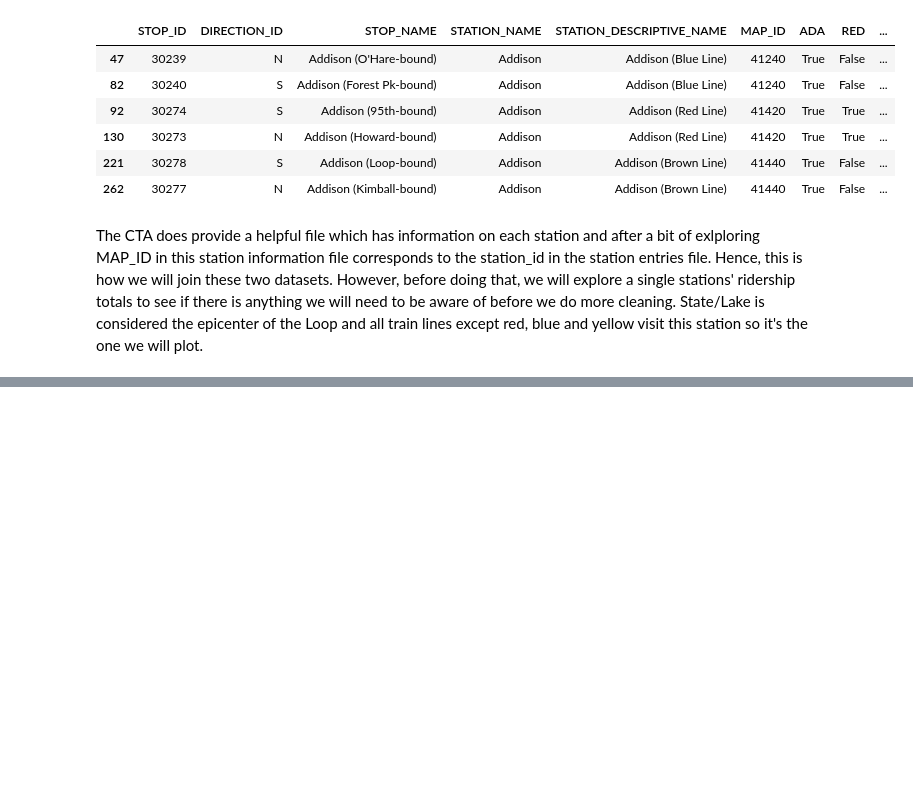
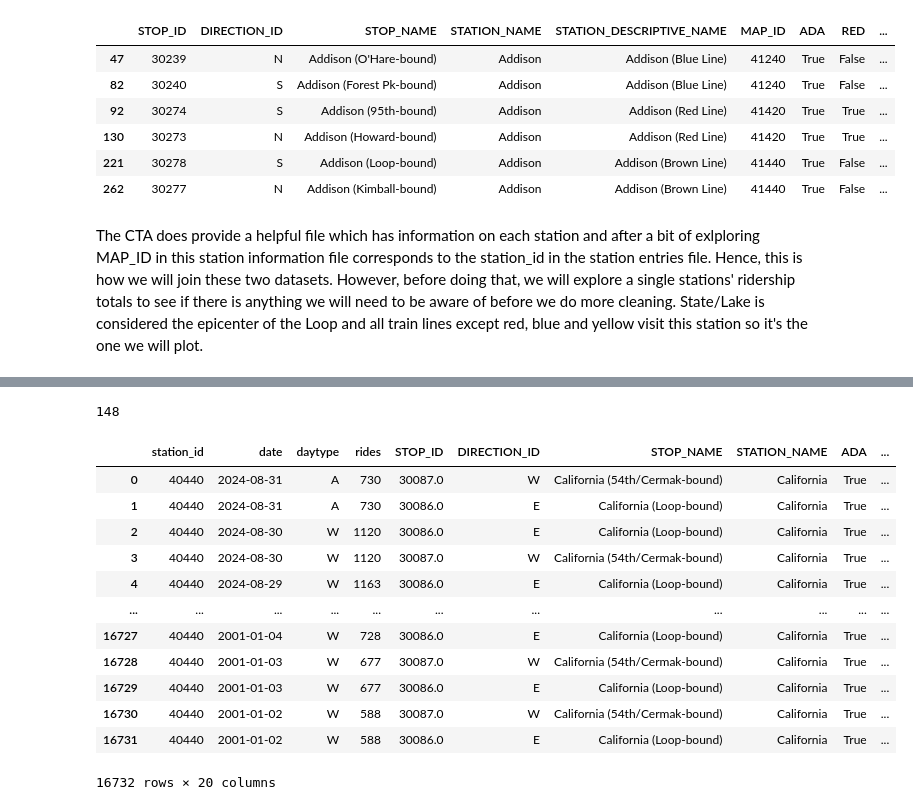
Before and after one commit to tim-radtke/CSC5610_CTA, a Jupyter notebook: CTA_Final_Project_Data_Clean.ipynb, the cells around one changed output, grey strips where cells are left out. Saved outputs shown, nothing was run; the diff lists cells and outputs as text; code cells hidden in the pictures; blank space fills up the shorter version.

```diff
--- a/CTA_Final_Project_Data_Clean.ipynb
+++ b/CTA_Final_Project_Data_Clean.ipynb
@@ -148,0 +217,34 @@ The CTA does provide a helpful file which has information on each station and af
+# %%
+#Stop ID
+merged_station_entries_df["STOP_ID"] = merged_station_entries_df["STOP_ID"].astype("category")
+#Direction ID
+merged_station_entries_df["DIRECTION_ID"] = merged_station_entries_df["DIRECTION_ID"].astype("category")
+#Stop Name
+merged_station_entries_df["STOP_NAME"] = merged_station_entries_df["STOP_NAME"].astype("category")
+#Station Name
+merged_station_entries_df["STATION_NAME"] = merged_station_entries_df["STATION_NAME"].astype("category")
+#ADA
+merged_station_entries_df["ADA"] = merged_station_entries_df["ADA"].astype("bool")
+#Red
+merged_station_entries_df["RED"] = merged_station_entries_df["RED"].astype("bool")
+#Blue
+merged_station_entries_df["BLUE"] = merged_station_entries_df["BLUE"].astype("bool")
+#Green
+merged_station_entries_df["GREEN"] = merged_station_entries_df["GREEN"].astype("bool")
+#Brown
+merged_station_entries_df["BROWN"] = merged_station_entries_df["BROWN"].astype("bool")
+#Purple
+merged_station_entries_df["PURPLE"] = merged_station_entries_df["PURPLE"].astype("bool")
+#Purple Express
+merged_station_entries_df["PURPLE EXPRESS"] = merged_station_entries_df["PURPLE EXPRESS"].astype("bool")
+#Yellow
+merged_station_entries_df["YELLOW"] = merged_station_entries_df["YELLOW"].astype("bool")
+#Pink
+merged_station_entries_df["PINK"] = merged_station_entries_df["PINK"].astype("bool")
+#Orange
+merged_station_entries_df["ORANGE"] = merged_station_entries_df["ORANGE"].astype("bool")
+#latitude
+merged_station_entries_df["latitude"] = merged_station_entries_df["latitude"].astype("float")
+#longitude
+merged_station_entries_df["longitude"] = merged_station_entries_df["longitude"].astype("float")
+merged_station_entries_df.info()
@@ -148,0 +285,20 @@ The CTA does provide a helpful file which has information on each station and af
+# %%
+len(stations)
+# %% [output]
+148
+# %%
+station_entries_dfs[int(stations[147])]
+# %% [output]
+|  | station_id | date | daytype | rides | STOP_ID | DIRECTION_ID | STOP_NAME | STATION_NAME | ADA | ... |
+| 0 | 40440 | 2024-08-31 | A | 730 | 30087.0 | W | California (54th/Cermak-bound) | California | True | ... |
+| 1 | 40440 | 2024-08-31 | A | 730 | 30086.0 | E | California (Loop-bound) | California | True | ... |
+| 2 | 40440 | 2024-08-30 | W | 1120 | 30086.0 | E | California (Loop-bound) | California | True | ... |
+| 3 | 40440 | 2024-08-30 | W | 1120 | 30087.0 | W | California (54th/Cermak-bound) | California | True | ... |
+| 4 | 40440 | 2024-08-29 | W | 1163 | 30086.0 | E | California (Loop-bound) | California | True | ... |
+| ... | ... | ... | ... | ... | ... | ... | ... | ... | ... | ... |
+| 16727 | 40440 | 2001-01-04 | W | 728 | 30086.0 | E | California (Loop-bound) | California | True | ... |
+| 16728 | 40440 | 2001-01-03 | W | 677 | 30087.0 | W | California (54th/Cermak-bound) | California | True | ... |
+| 16729 | 40440 | 2001-01-03 | W | 677 | 30086.0 | E | California (Loop-bound) | California | True | ... |
+| 16730 | 40440 | 2001-01-02 | W | 588 | 30087.0 | W | California (54th/Cermak-bound) | California | True | ... |
+| 16731 | 40440 | 2001-01-02 | W | 588 | 30086.0 | E | California (Loop-bound) | California | True | ... |
+16732 rows × 20 columns
```
Also changed, not shown: parts of 18 cells of this notebook, 2 other files.
